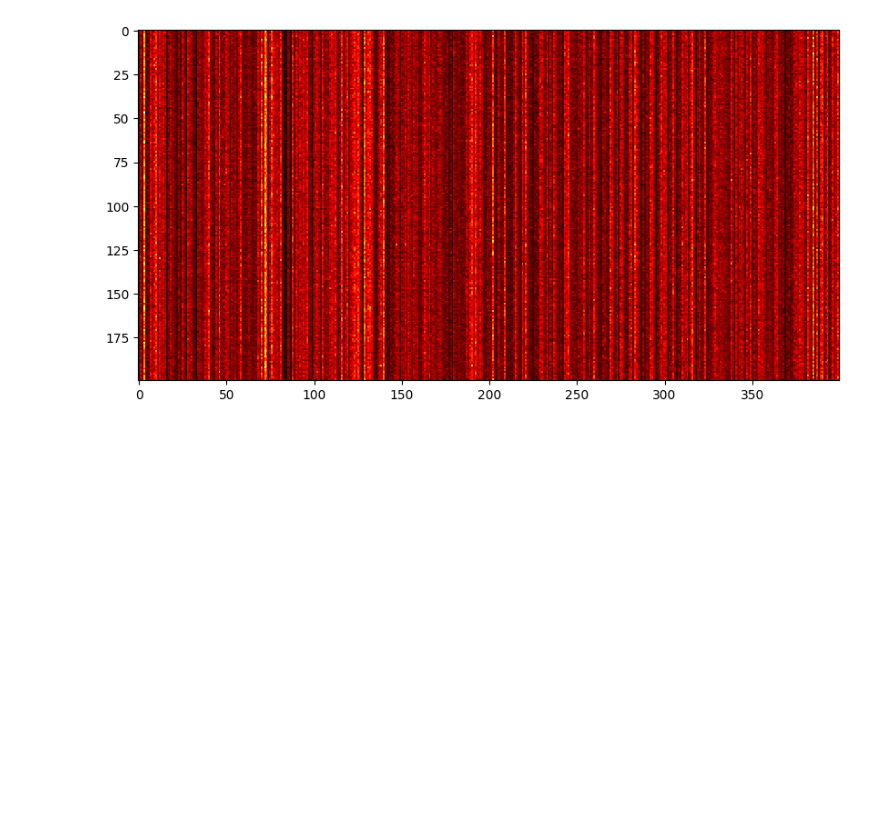
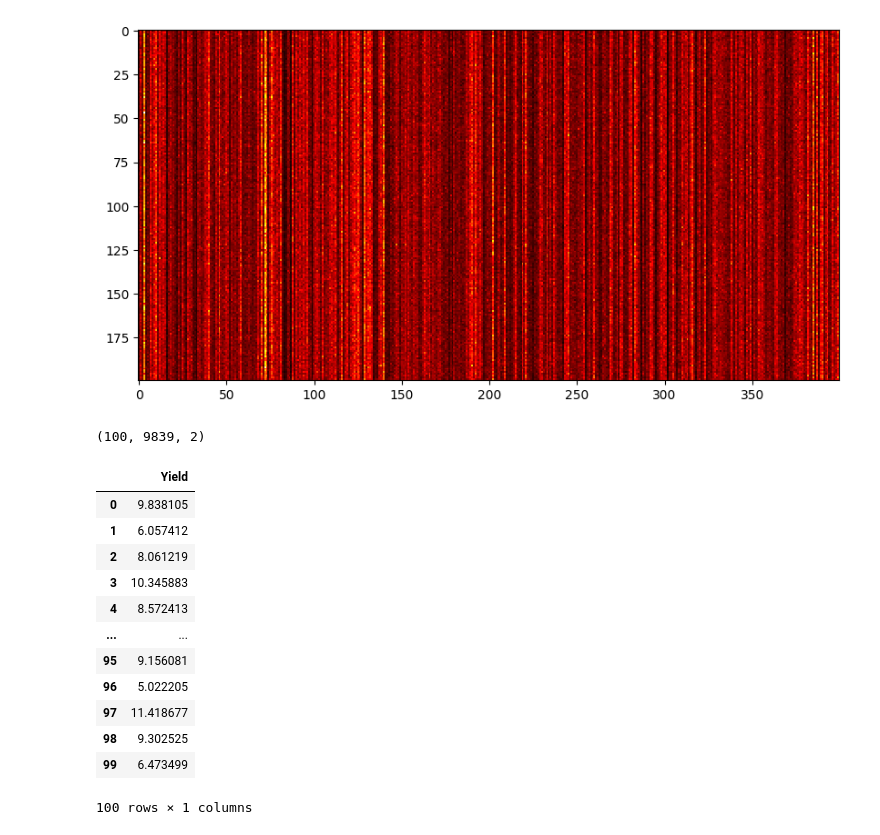
Before and after one commit to cjGO/breeder_agent, a Jupyter notebook: test.ipynb, the cells around one changed output. Saved outputs shown, nothing was run; the diff lists cells and outputs as text; code cells hidden in the pictures; blank space fills up the shorter version.

```diff
--- a/test.ipynb
+++ b/test.ipynb
@@ -215,7 +215,7 @@ def reshape_pop(maizeHaplo):
 
 def return_genetic_map_df(markerEffects, nChr, geneticMap):
     chr = parse_markerEffects(markerEffects, nChr)
-    chr = [x[0] for x in chr]
+    chr = [int(x[0]) for x in chr]
     trait = markerEffects
     pos = geneticMap
     # Assuming chr, trait, pos are your arrays
@@ -250,5 +250,15 @@ array([0.        , 0.12822827, 0.25645654, 0.38468481, 0.51291309,
 library("AlphaSimR")
 # %% [output]
 Loading required package: R6
+# %%
+%%R
+nInd = 50
+nChr = 3
+segSites = 10
+
+founderGenomes = runMacs(nInd = nInd,
+                         nChr = nChr,
+                         segSites = segSites,
+                         species = "MAIZE")
 # %%
 %%R
@@ -536,3 +474,33 @@ plt.imshow(action_probabilities[0], cmap='hot', interpolation='nearest')
 plt.show()
 # %% [output]
 [figure]
+# %%
+from chromax.sample_data import genome, genetic_map
+genetic_map = pd.read_csv(genetic_map,sep='\t')
+simulator = Simulator(
+    genetic_map=genetic_map,
+    trait_names=["Yield"],
+    h2=[0.4]
+)
+f0 = simulator.load_population(genome)
+# %%
+f1 = simulator.random_crosses(f0, 100)
+f1.shape
+# %% [output]
+(100, 9839, 2)
+# %%
+simulator.GEBV(f1)
+# %% [output]
+|  | Yield |
+| 0 | 9.838105 |
+| 1 | 6.057412 |
+| 2 | 8.061219 |
+| 3 | 10.345883 |
+| 4 | 8.572413 |
+| ... | ... |
+| 95 | 9.156081 |
+| 96 | 5.022205 |
+| 97 | 11.418677 |
+| 98 | 9.302525 |
+| 99 | 6.473499 |
+100 rows × 1 columns
```
Also changed, not shown: parts of 26 cells of this notebook.
